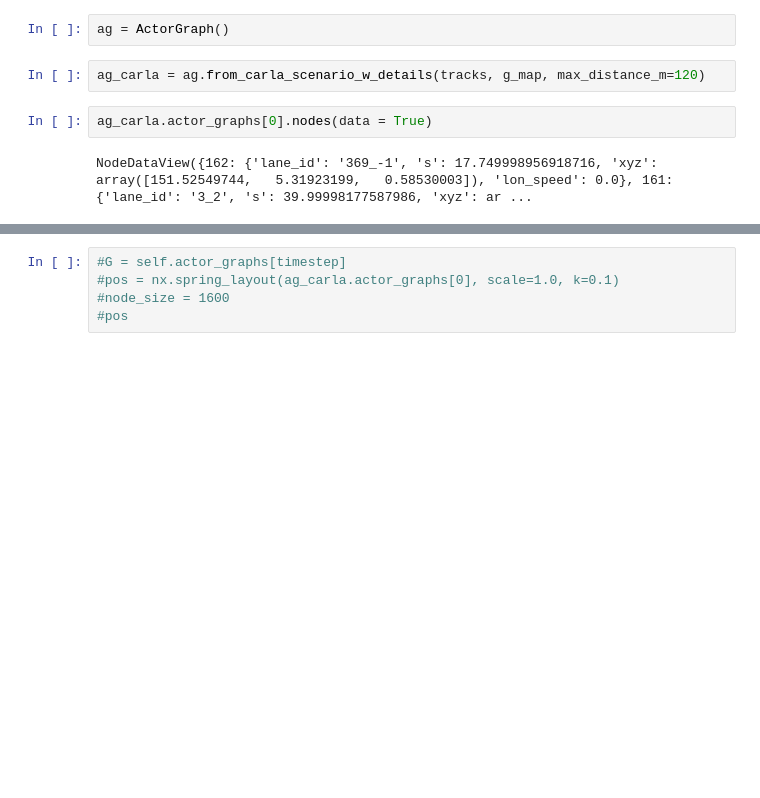
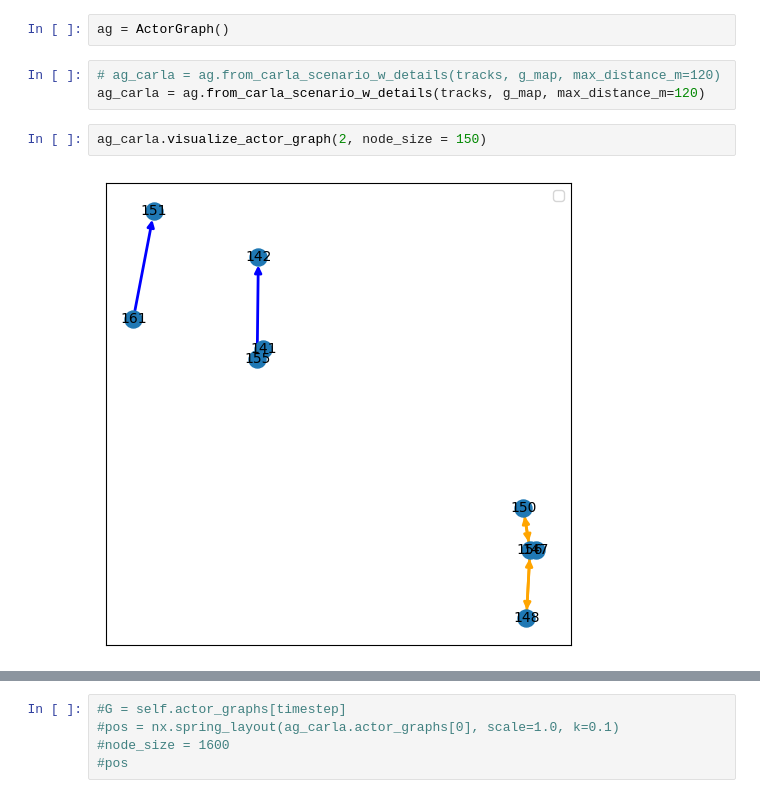
Before and after one commit to tmuehlen80/graph_coverage, a Jupyter notebook: Notebooks/carla/tracks_eda.ipynb, the cells around one changed output, grey strips where cells are left out. Saved outputs shown, nothing was run; the diff lists cells and outputs as text; blank space fills up the shorter version.

```diff
--- a/Notebooks/carla/tracks_eda.ipynb
+++ b/Notebooks/carla/tracks_eda.ipynb
@@ -111,8 +112,9 @@ tracks.head(2).T
 # %%
 ag = ActorGraph()
 # %%
+# ag_carla = ag.from_carla_scenario_w_details(tracks, g_map, max_distance_m=120)
 ag_carla = ag.from_carla_scenario_w_details(tracks, g_map, max_distance_m=120)
-# %%
-ag_carla.actor_graphs[0].nodes(data = True)
-# %% [output]
-NodeDataView({162: {'lane_id': '369_-1', 's': 17.749998956918716, 'xyz': array([151.52549744,   5.31923199,   0.58530003]), 'lon_speed': 0.0}, 161: {'lane_id': '3_2', 's': 39.99998177587986, 'xyz': ar ...
+# %%
+ag_carla.visualize_actor_graph(2, node_size = 150)
+# %% [output]
+[figure, added]
```
Also changed, not shown: parts of 7 cells of this notebook, 2 other files.
